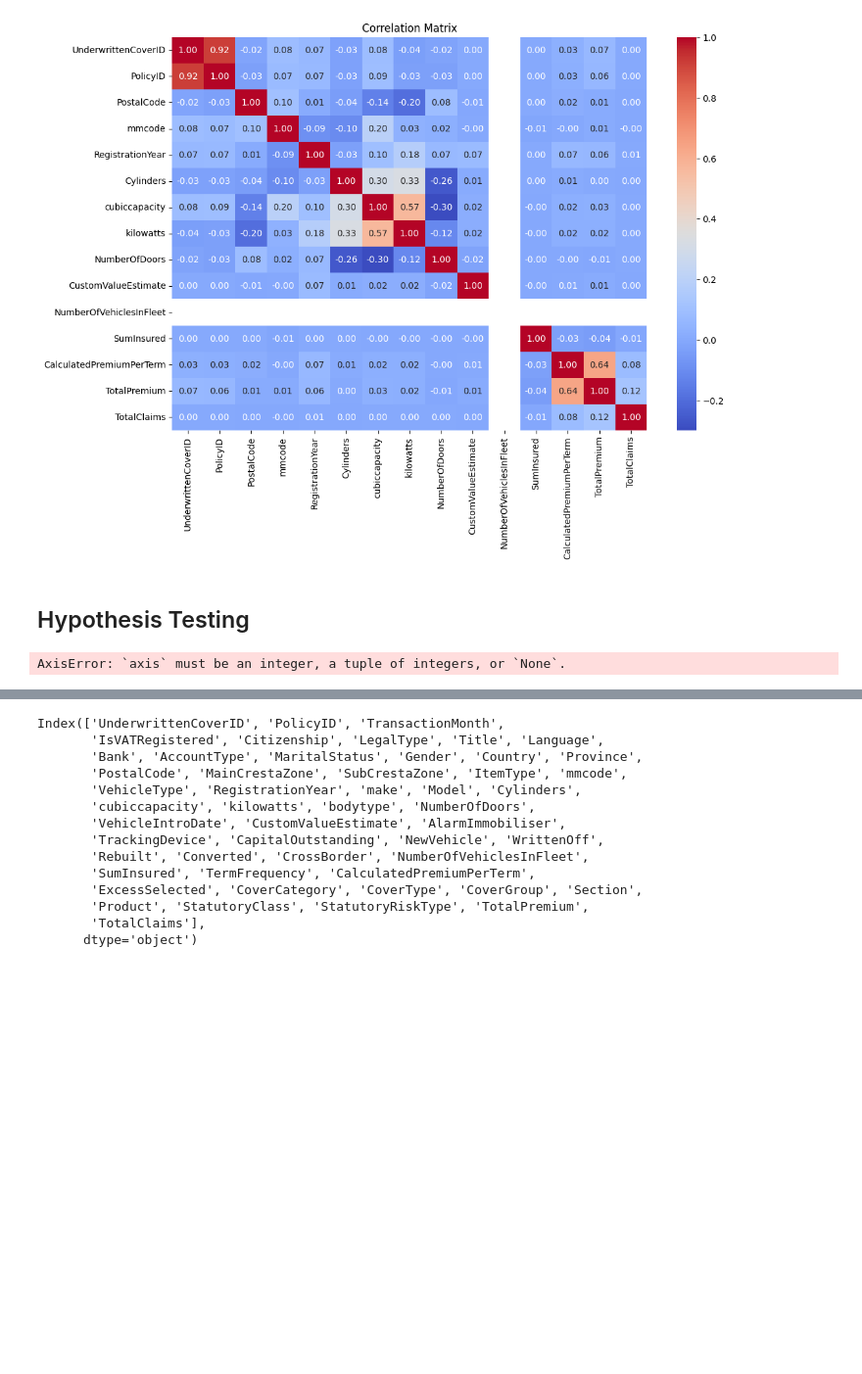
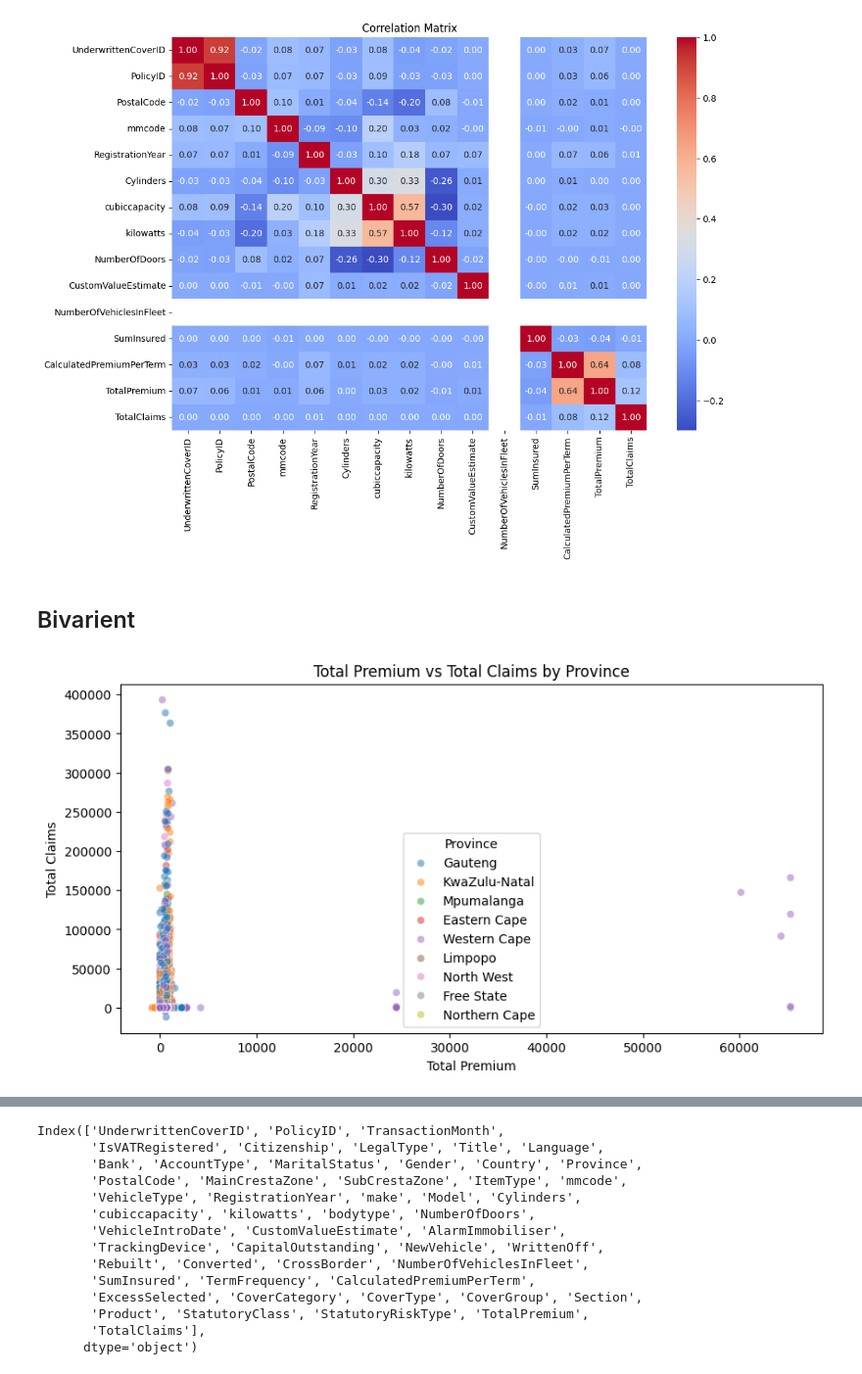
Before and after one commit to Alki45/10Acadamay-Week3, a Jupyter notebook: Week3/notebooks/Task1.ipynb, the cells around one changed output, grey strips where cells are left out. Shown at 98% size. Saved outputs shown, nothing was run; the diff lists cells and outputs as text; code cells hidden in the pictures; blank space fills up the shorter version.

```diff
--- a/Week3/notebooks/Task1.ipynb
+++ b/Week3/notebooks/Task1.ipynb
@@ -248,14 +256,15 @@ plt.title('Correlation Matrix')
 plt.show()
 # %% [output]
 [figure]
-# %% [markdown]
-## Hypothesis Testing
-# %%
-province_claims = data.groupby('Province')['TotalClaims'].mean()
-t_stat, p_value = stats.ttest_ind(data[data['Province'] == 'KwaZulu-Natal']['TotalClaims'],
-                                  data[data['Province'] == 'Mpumalanga']['TotalClaims'],)
-
-
-print(f'T-test for Province Risk Differences: T-statistic = {t_stat}, P-value = {p_value}')
-# %% [output]
-AxisError: `axis` must be an integer, a tuple of integers, or `None`.
+# %% [markdown]
+## Bivarient
+# %%
+# Scatter plot for TotalPremium vs TotalClaims
+plt.figure(figsize=(10, 5))
+sns.scatterplot(data=data, x='TotalPremium', y='TotalClaims', hue='Province', alpha=0.5)
+plt.title('Total Premium vs Total Claims by Province')
+plt.xlabel('Total Premium')
+plt.ylabel('Total Claims')
+plt.show()
+# %% [output]
+[figure, added]
```
Also changed, not shown: parts of 18 cells of this notebook, 4 other files.
